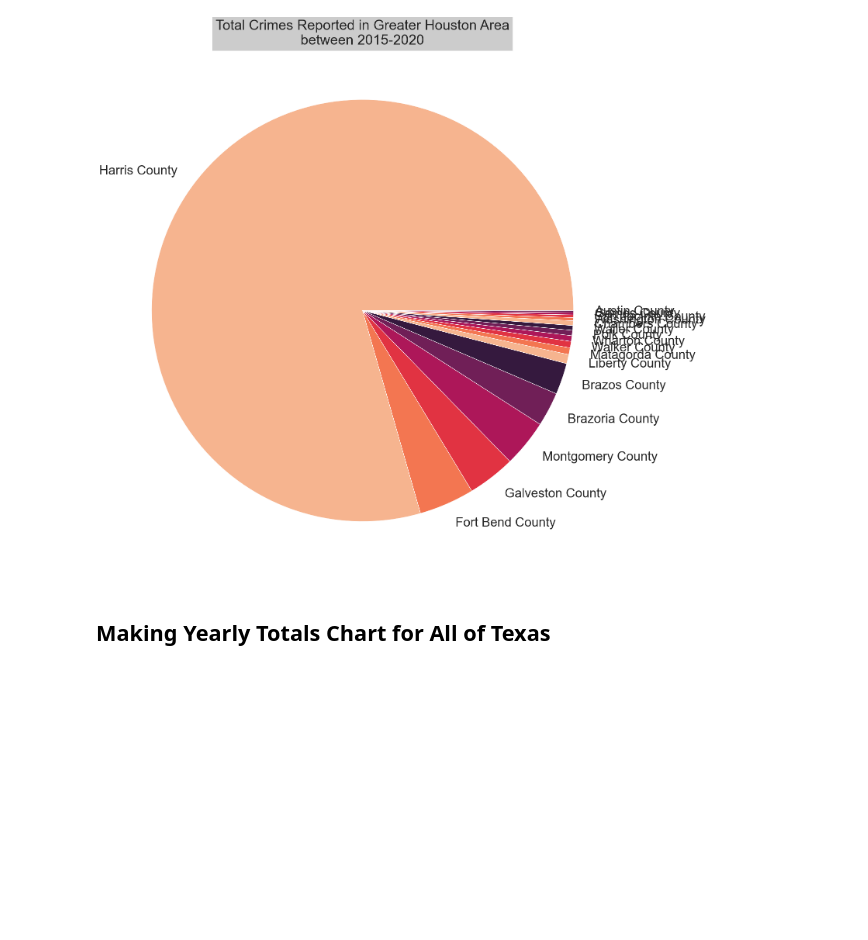
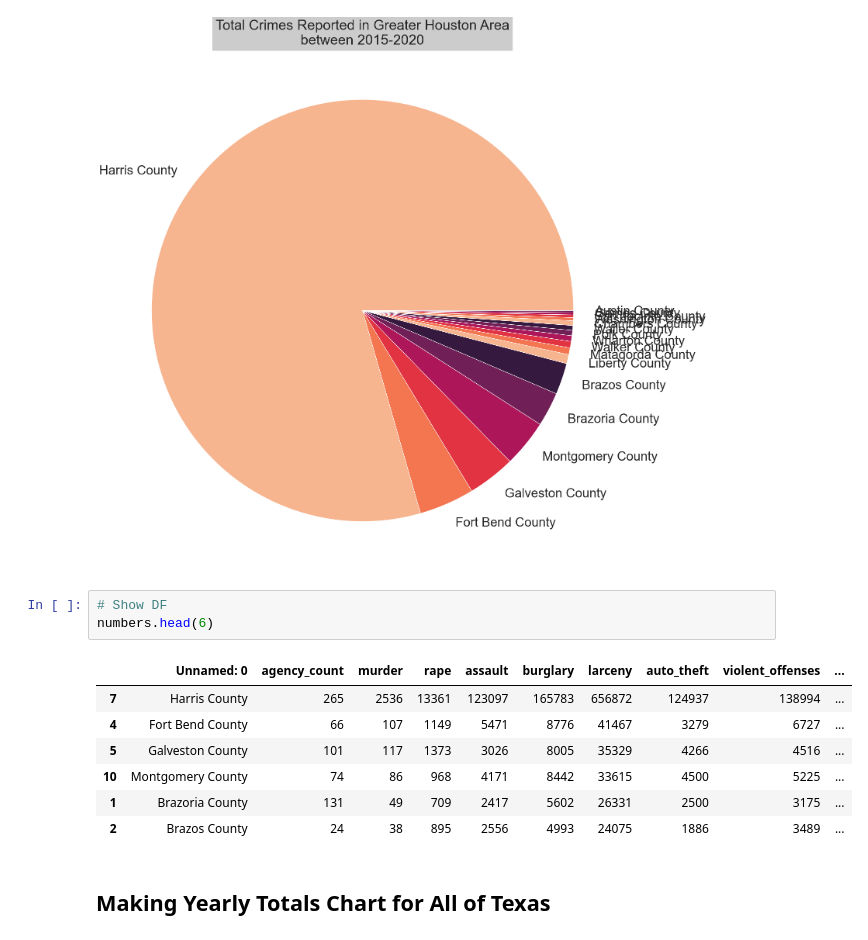
Before and after one commit to MiguelB512/Harris_Crime_Trends, a Jupyter notebook: Plotting/Seaborn_Plotting.ipynb, the cells around one changed output. Drawn from its saved outputs; the diff is of its cells as text; blank space fills up the shorter version.

```diff
--- a/Plotting/Seaborn_Plotting.ipynb
+++ b/Plotting/Seaborn_Plotting.ipynb
@@ -151,6 +151,17 @@ plt.savefig('Outputs/Greater_Houston_Pie_Chart.jpg', dpi=50)
 plt.show()
 # %% [output]
 [figure]
+# %%
+# Show DF
+numbers.head(6)
+# %% [output]
+|  | Unnamed: 0 | agency_count | murder | rape | assault | burglary | larceny | auto_theft | violent_offenses | ... |
+| 7 | Harris County | 265 | 2536 | 13361 | 123097 | 165783 | 656872 | 124937 | 138994 | ... |
+| 4 | Fort Bend County | 66 | 107 | 1149 | 5471 | 8776 | 41467 | 3279 | 6727 | ... |
+| 5 | Galveston County | 101 | 117 | 1373 | 3026 | 8005 | 35329 | 4266 | 4516 | ... |
+| 10 | Montgomery County | 74 | 86 | 968 | 4171 | 8442 | 33615 | 4500 | 5225 | ... |
+| 1 | Brazoria County | 131 | 49 | 709 | 2417 | 5602 | 26331 | 2500 | 3175 | ... |
+| 2 | Brazos County | 24 | 38 | 895 | 2556 | 4993 | 24075 | 1886 | 3489 | ... |
 # %% [markdown]
 ## Making Yearly Totals Chart for All of Texas
 # %%
```
Also changed, not shown: parts of 3 cells of this notebook, 4 other files.
